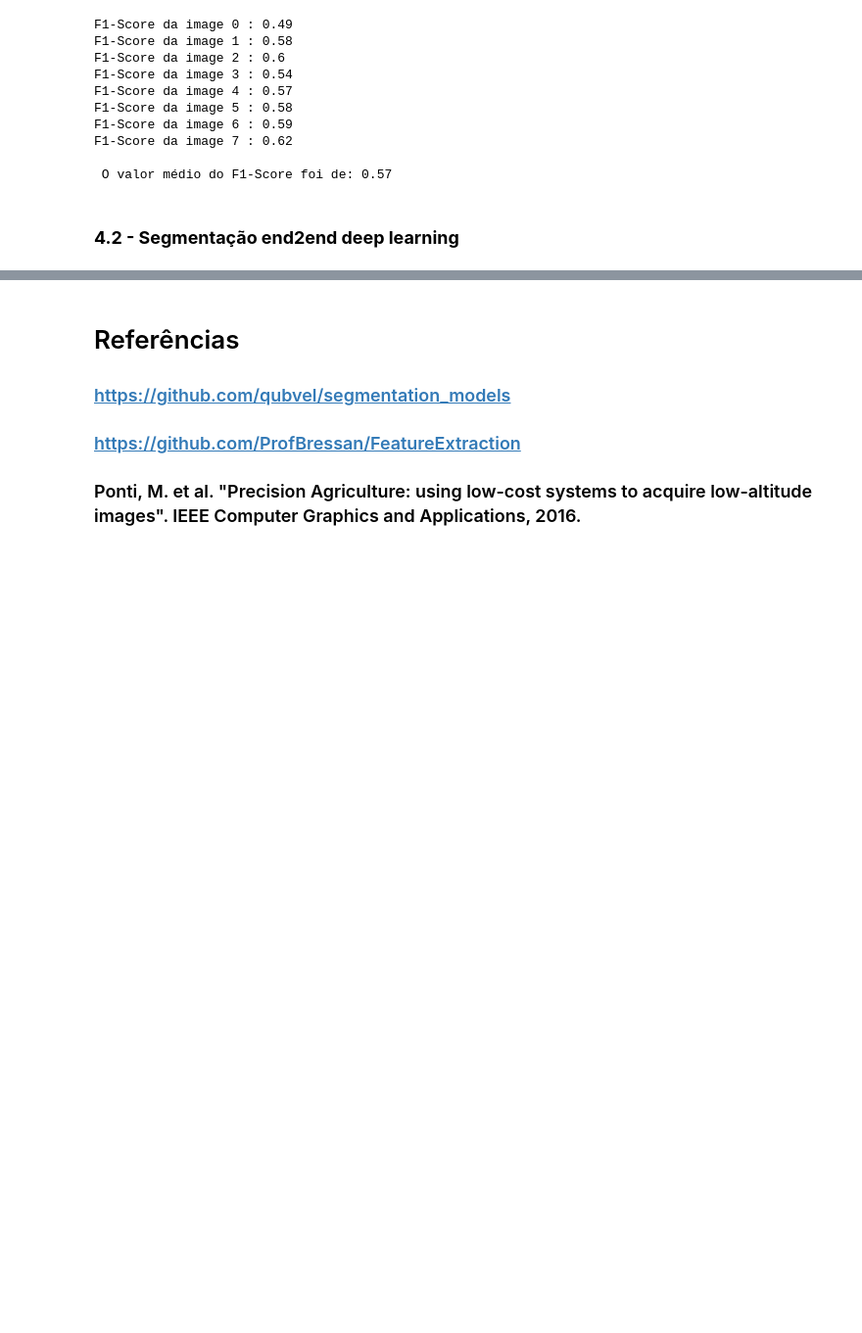
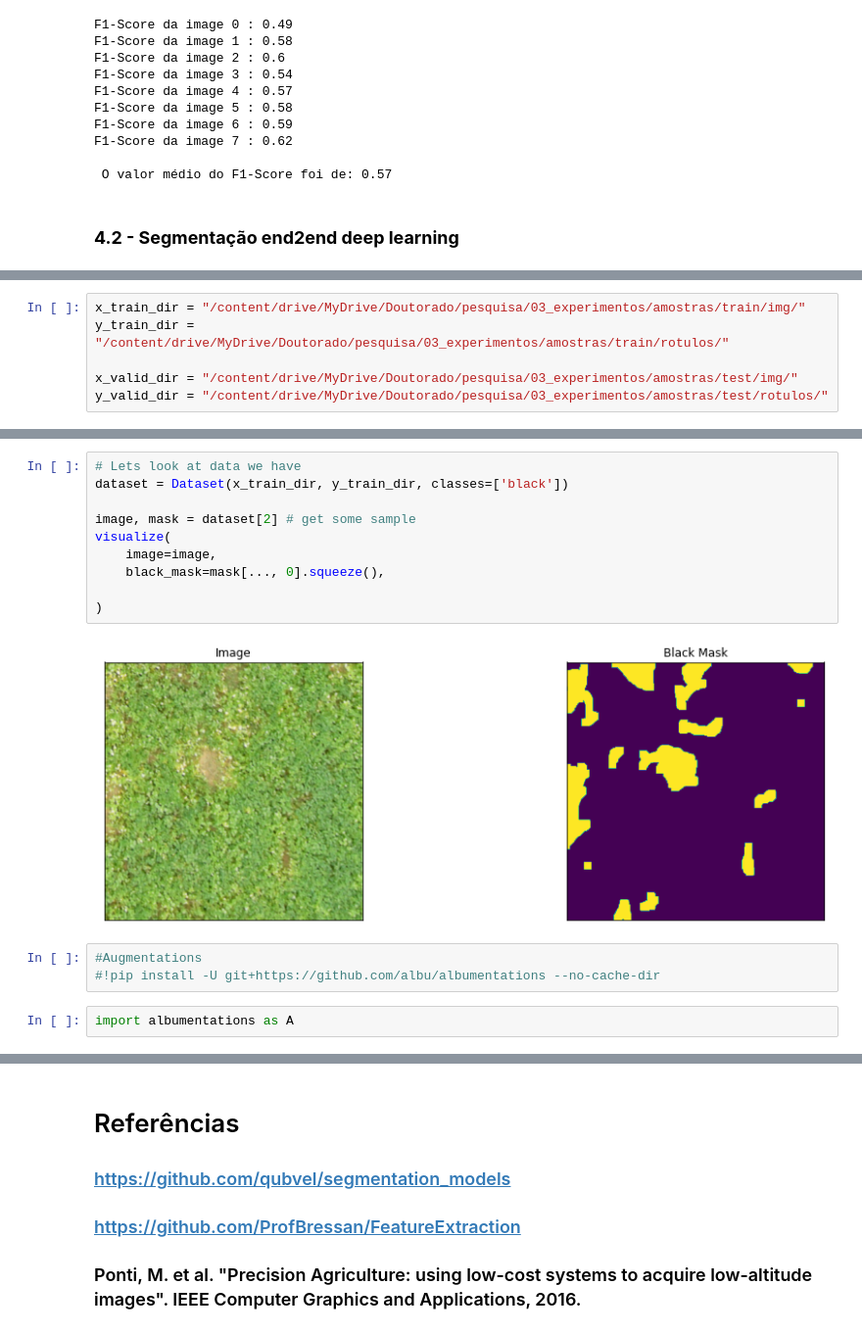
Before and after one commit to rodolfoarruda/MachineLearning, a Jupyter notebook: Pratica_ProcImg_v2.ipynb, the cells around one changed output, grey strips where cells are left out. Shown at 98% size. Cells and saved outputs as stored; diff of their text form; blank space fills up the shorter version.

```diff
--- a/Pratica_ProcImg_v2.ipynb
+++ b/Pratica_ProcImg_v2.ipynb
@@ -853,0 +706,6 @@ Segmentation Models: using `tf.keras` framework.
+# %%
+x_train_dir = "/content/drive/MyDrive/Doutorado/pesquisa/03_experimentos/amostras/train/img/"
+y_train_dir = "/content/drive/MyDrive/Doutorado/pesquisa/03_experimentos/amostras/train/rotulos/"
+
+x_valid_dir = "/content/drive/MyDrive/Doutorado/pesquisa/03_experimentos/amostras/test/img/"
+y_valid_dir = "/content/drive/MyDrive/Doutorado/pesquisa/03_experimentos/amostras/test/rotulos/"
@@ -853,0 +842,17 @@ Segmentation Models: using `tf.keras` framework.
+# %%
+# Lets look at data we have
+dataset = Dataset(x_train_dir, y_train_dir, classes=['black'])
+
+image, mask = dataset[2] # get some sample
+visualize(
+    image=image,
+    black_mask=mask[..., 0].squeeze(),
+
+)
+# %% [output]
+[figure, added]
+# %%
+#Augmentations
+#!pip install -U git+https://github.com/albu/albumentations --no-cache-dir
+# %%
+import albumentations as A
```
Also changed, not shown: parts of 55 cells of this notebook.
